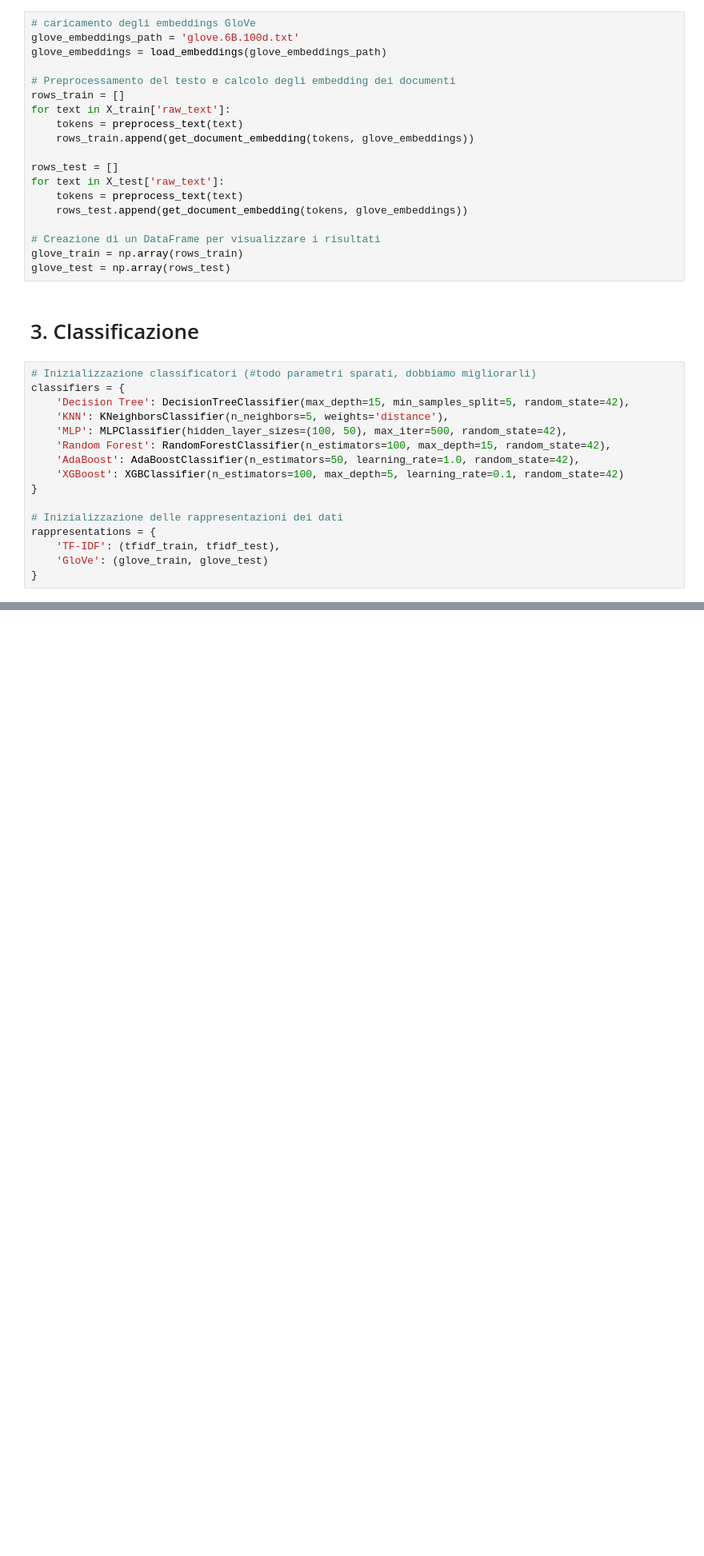
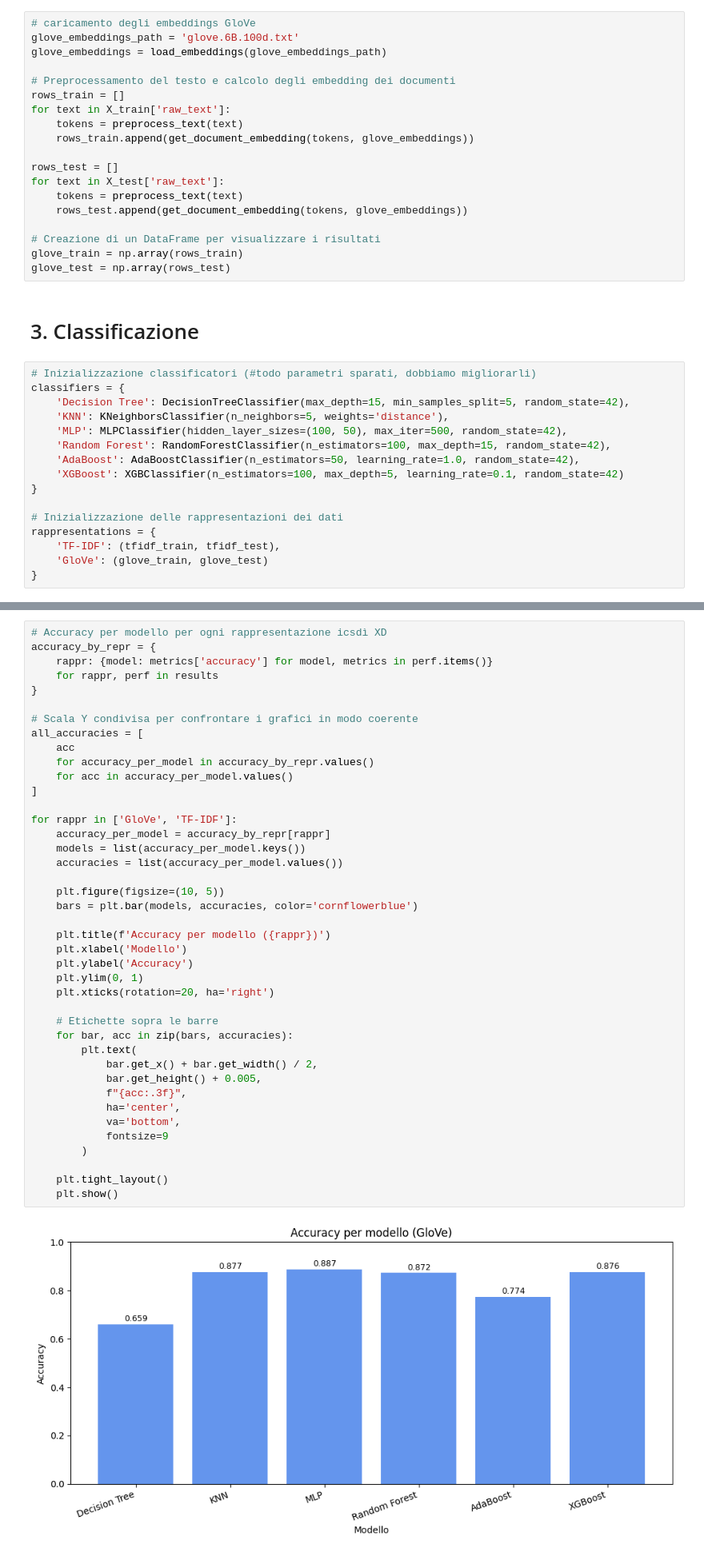
Before and after one commit to g-masala20/progetto_DaMi, a Jupyter notebook: progetto.ipynb, the cells around one changed output, grey strips where cells are left out. Shown at 80% size. Drawn from its saved outputs; the diff is of its cells as text; blank space fills up the shorter version.

```diff
--- a/progetto.ipynb
+++ b/progetto.ipynb
@@ -197,3 +199,46 @@ MLP              0.8882     0.8882  0.8882  0.8880
 Random Forest    0.8725     0.8736  0.8725  0.8728
 AdaBoost         0.7743     0.7795  0.7743  0.7761
 XGBoost          0.8760     0.8775  0.8760  0.8766
+# %%
+# Accuracy per modello per ogni rappresentazione icsdì XD
+accuracy_by_repr = {
+    rappr: {model: metrics['accuracy'] for model, metrics in perf.items()}
+    for rappr, perf in results
+}
+
+# Scala Y condivisa per confrontare i grafici in modo coerente
+all_accuracies = [
+    acc
+    for accuracy_per_model in accuracy_by_repr.values()
+    for acc in accuracy_per_model.values()
+]
+
+for rappr in ['GloVe', 'TF-IDF']:
+    accuracy_per_model = accuracy_by_repr[rappr]
+    models = list(accuracy_per_model.keys())
+    accuracies = list(accuracy_per_model.values())
+
+    plt.figure(figsize=(10, 5))
+    bars = plt.bar(models, accuracies, color='cornflowerblue')
+
+    plt.title(f'Accuracy per modello ({rappr})')
+    plt.xlabel('Modello')
+    plt.ylabel('Accuracy')
+    plt.ylim(0, 1)
+    plt.xticks(rotation=20, ha='right')
+
+    # Etichette sopra le barre
+    for bar, acc in zip(bars, accuracies):
+        plt.text(
+            bar.get_x() + bar.get_width() / 2,
+            bar.get_height() + 0.005,
+            f"{acc:.3f}",
+            ha='center',
+            va='bottom',
+            fontsize=9
+        )
+
+    plt.tight_layout()
+    plt.show()
+# %% [output]
+[figure, added]
```
Also changed, not shown: parts of 3 cells of this notebook.
